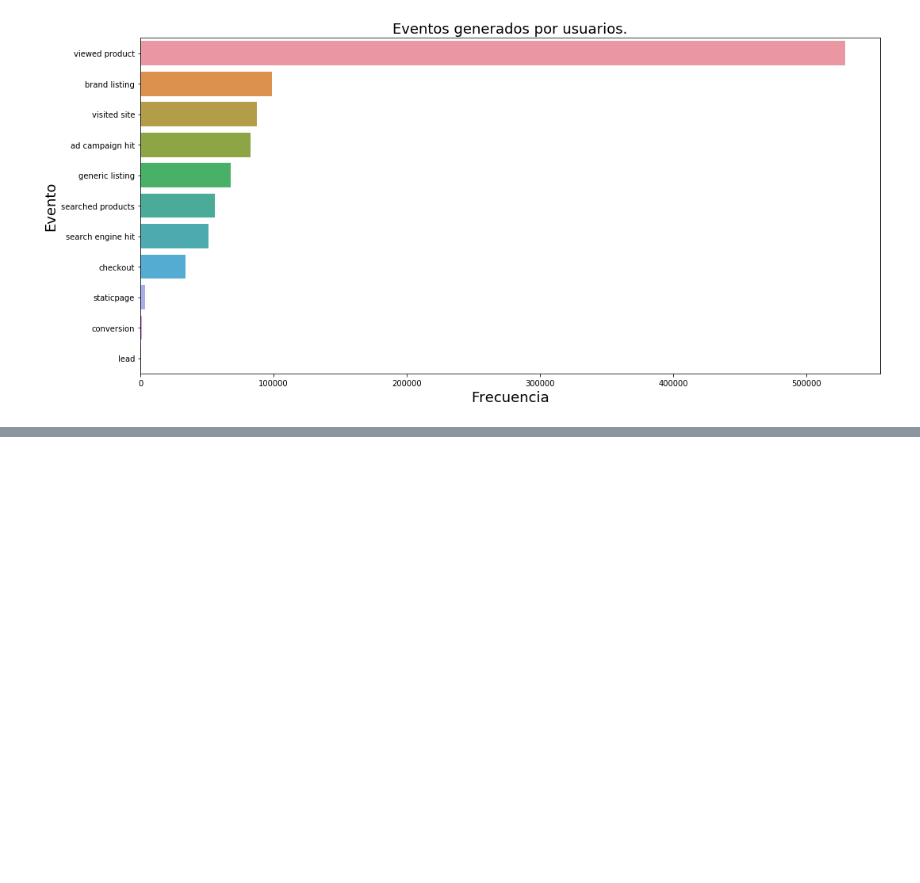
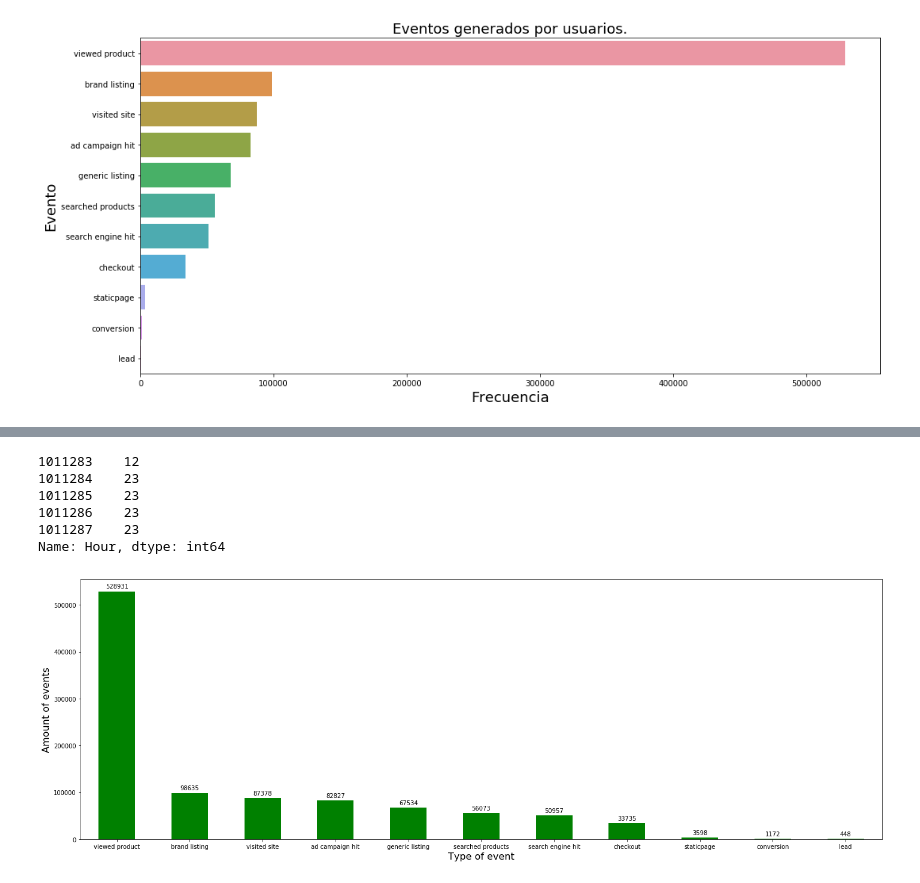
Before and after one commit to emabrea/7506-DATOS-TP1, a Jupyter notebook: Analisis Exploratorio.ipynb, the cells around one changed output, grey strips where cells are left out. Cells and saved outputs as stored; diff of their text form; code cells hidden in the pictures; blank space fills up the shorter version.

```diff
--- a/Analisis Exploratorio.ipynb
+++ b/Analisis Exploratorio.ipynb
@@ -126,0 +147,39 @@ fig.tight_layout()
+# %%
+# Convert Date
+import calendar
+trocafone['timestamp'] = pd.to_datetime(trocafone['timestamp'])
+trocafone['Hour'] = pd.to_datetime(trocafone['timestamp'], format='%H:%M',errors='coerce').dt.hour
+# %%
+trocafone['Hour'].tail()
+# %% [output]
+1011283    12
+1011284    23
+1011285    23
+1011286    23
+1011287    23
+Name: Hour, dtype: int64
+# %%
+events = trocafone['event'].value_counts()
+ax=events.plot(kind='bar',figsize=(24,8),rot=0, color='green')
+plt.xlabel('Type of event',fontsize=16)
+plt.ylabel('Amount of events',fontsize=16)
+#Add values to each bar
+rects = ax.patches
+for rect in rects:
+    y_value = rect.get_height()
+    x_value = rect.get_x() + rect.get_width() / 2
+    space = 5
+    # Vertical alignment for positive values
+    va = 'bottom'
+    # Use Y value as label and format number with one decimal place
+    label = "{:}".format(y_value)
+    # Create annotation
+    plt.annotate(
+        label,                      # Use `label` as label
+        (x_value, y_value),         # Place label at end of the bar
+        xytext=(0, space),          # Vertically shift label by `space`
+        textcoords="offset points", # Interpret `xytext` as offset in points
+        ha='center',                # Horizontally center label
+        )
+# %% [output]
+[figure, added]
```
Also changed, not shown: parts of 7 cells of this notebook.
